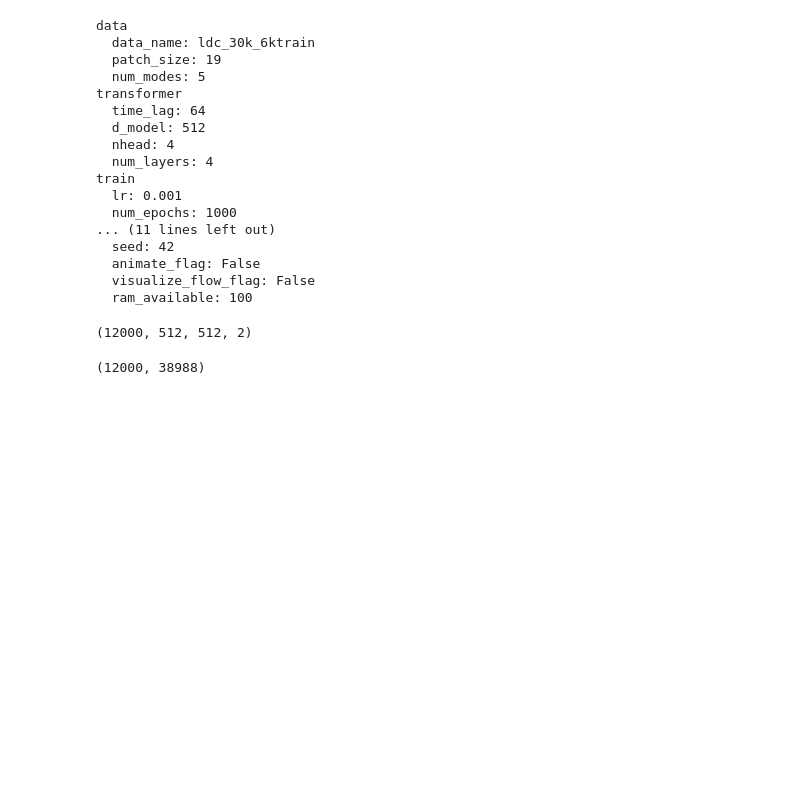
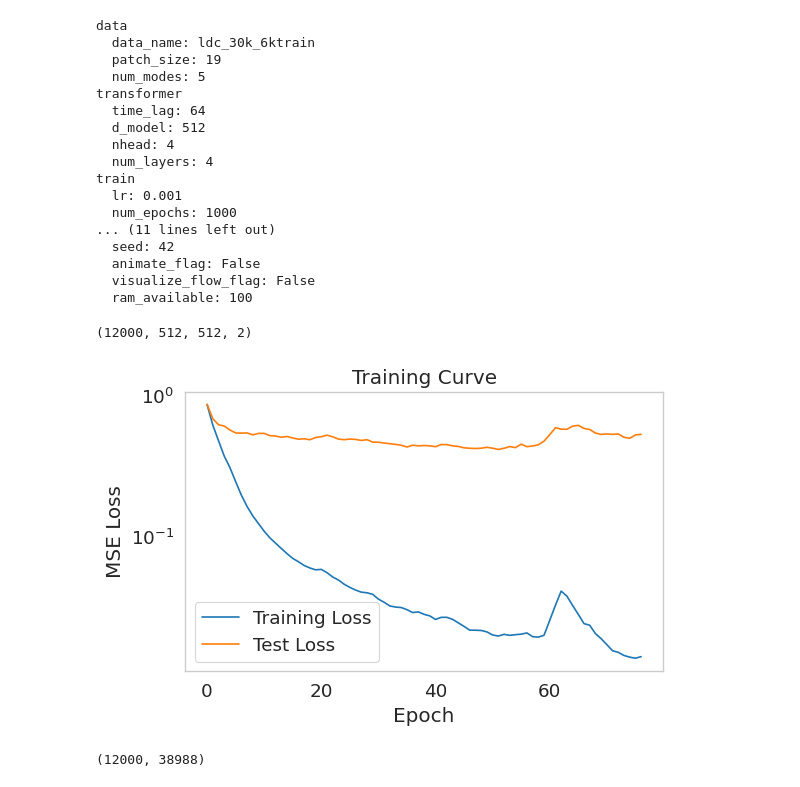
Before and after one commit to morton311/OSC_LDC_ML, a Jupyter notebook: pred_analysis.ipynb, the cells around one changed output. Saved outputs shown, nothing was run; the diff lists cells and outputs as text; code cells hidden in the pictures; blank space fills up the shorter version.

```diff
--- a/pred_analysis.ipynb
+++ b/pred_analysis.ipynb
@@ -110,6 +114,24 @@ with h5py.File(data_path, 'r') as f:
 # %%
 with open(latent_config_file, 'rb') as f:
         config = pickle.load(f)
+# %%
+train_results_path = os.path.join(model_dir, 'results.pkl')
+if os.path.exists(train_results_path):
+    with open(train_results_path, 'rb') as f:
+        train_results = pickle.load(f)
+        plt.figure(figsize=(6,4))
+        plt.plot(train_results["train_losses"], label='Training Loss')
+        plt.plot(train_results["test_losses"], label='Test Loss')
+        plt.title('Training Curve')
+        plt.xlabel('Epoch')
+        plt.ylabel('MSE Loss')
+        plt.legend()
+        plt.grid()
+        plt.yscale('log')
+        plt.tight_layout()
+        plt.savefig(fig_dir + latent_id + 'loss_history.png',dpi=300)
+# %% [output]
+[figure, added]
 # %%
 # load predictions
 num_predictions = 2 * num_train - time_lag
```
Also changed, not shown: parts of 17 cells of this notebook, 3 other files.
